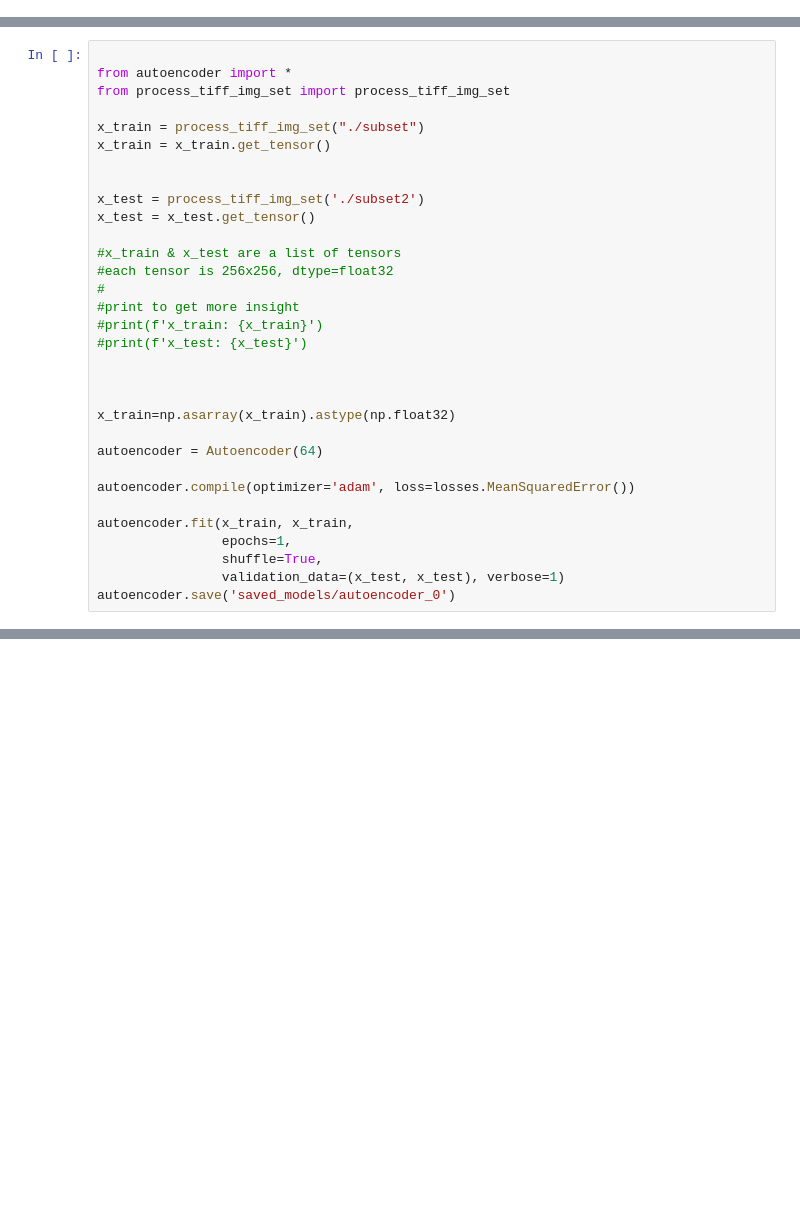
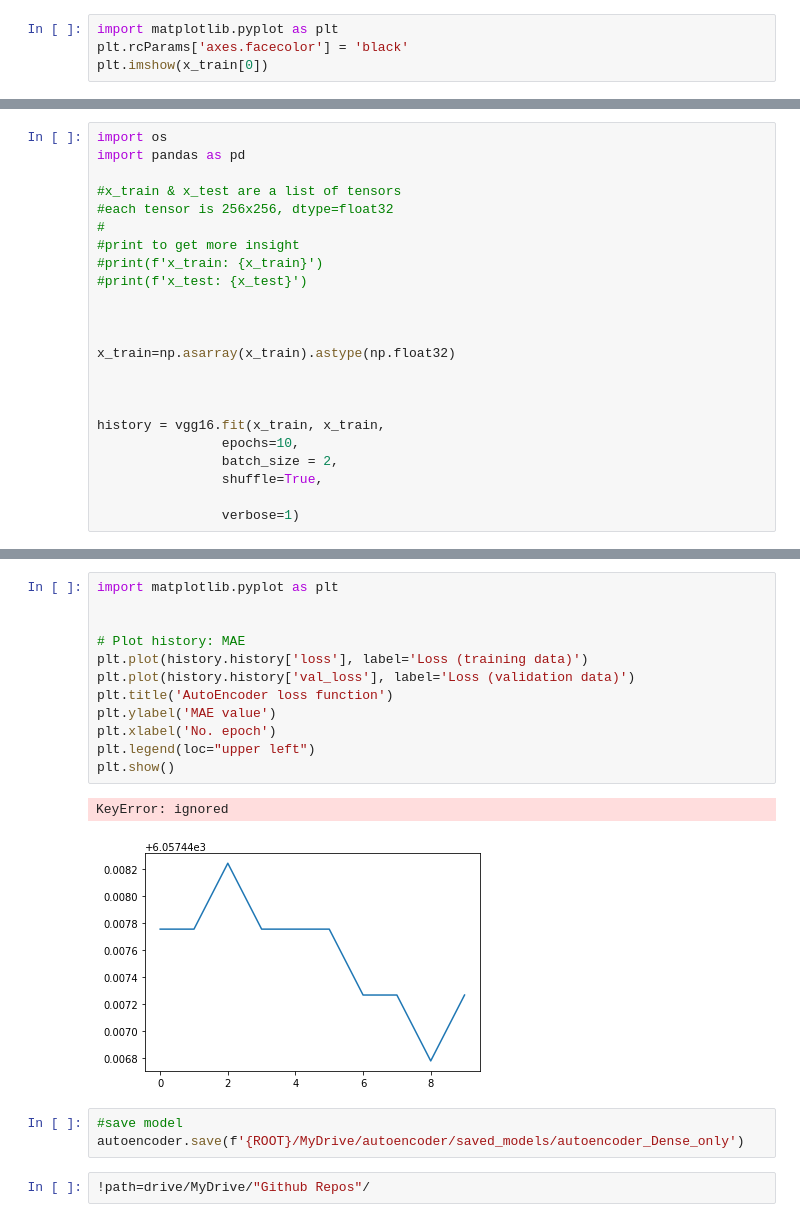
Before and after one commit to hassanTiger11/autoencoder, a Jupyter notebook: autoencoder.ipynb, the cells around one changed output, grey strips where cells are left out. Cells and saved outputs as stored; diff of their text form; blank space fills up the shorter version.

Commit message:
changes to model

```diff
--- a/autoencoder.ipynb
+++ b/autoencoder.ipynb
@@ -195,0 +197,4 @@ class Autoencoder(Model):
+# %%
+import matplotlib.pyplot as plt
+plt.rcParams['axes.facecolor'] = 'black'
+plt.imshow(x_train[0])
@@ -196,14 +210,6 @@ class Autoencoder(Model):
 # %%
-
-from autoencoder import *
-from process_tiff_img_set import process_tiff_img_set
-
-x_train = process_tiff_img_set("./subset")
-x_train = x_train.get_tensor()
-
-
-x_test = process_tiff_img_set('./subset2')
-x_test = x_test.get_tensor()
+import os
+import pandas as pd
 
 #x_train & x_test are a list of tensors
 #each tensor is 256x256, dtype=float32
@@ -216,13 +222,12 @@ x_test = x_test.get_tensor()
 
 x_train=np.asarray(x_train).astype(np.float32)
 
-autoencoder = Autoencoder(64)
 
-autoencoder.compile(optimizer='adam', loss=losses.MeanSquaredError())
 
-autoencoder.fit(x_train, x_train,
-                epochs=1,
+history = vgg16.fit(x_train, x_train,
+                epochs=10,
+                batch_size = 2,
                 shuffle=True,
-                validation_data=(x_test, x_test), verbose=1)
-autoencoder.save('saved_models/autoencoder_0')
+
+                verbose=1)
 # %% [output]
@@ -258,0 +236,20 @@ TIFFReadDirectory: Warning, Unknown field with tag 42113 (0xa481) encountered.
+# %%
+import matplotlib.pyplot as plt
+
+
+# Plot history: MAE
+plt.plot(history.history['loss'], label='Loss (training data)')
+plt.plot(history.history['val_loss'], label='Loss (validation data)')
+plt.title('AutoEncoder loss function')
+plt.ylabel('MAE value')
+plt.xlabel('No. epoch')
+plt.legend(loc="upper left")
+plt.show()
+# %% [output]
+KeyError: ignored
+[figure, added]
+# %%
+#save model
+autoencoder.save(f'{ROOT}/MyDrive/autoencoder/saved_models/autoencoder_Dense_only')
+# %%
+!path=drive/MyDrive/"Github Repos"/
```
Also changed, not shown: parts of 11 cells of this notebook, 5 other files.
